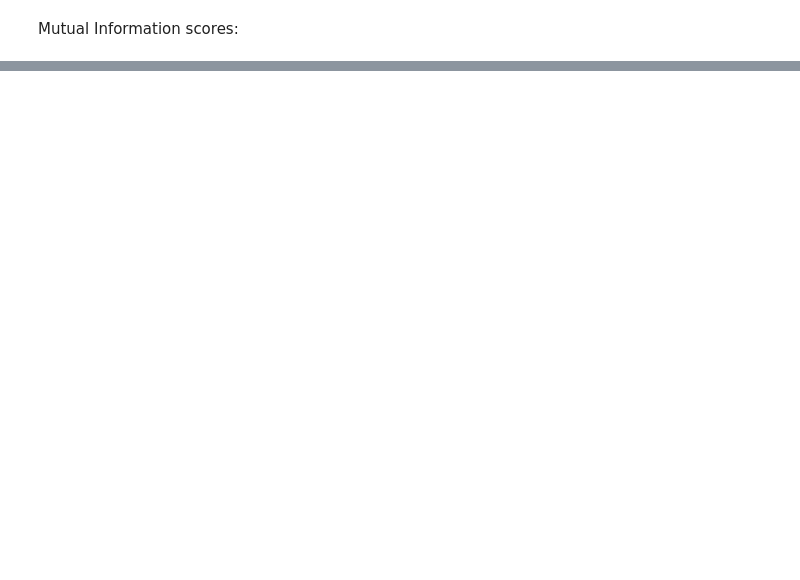
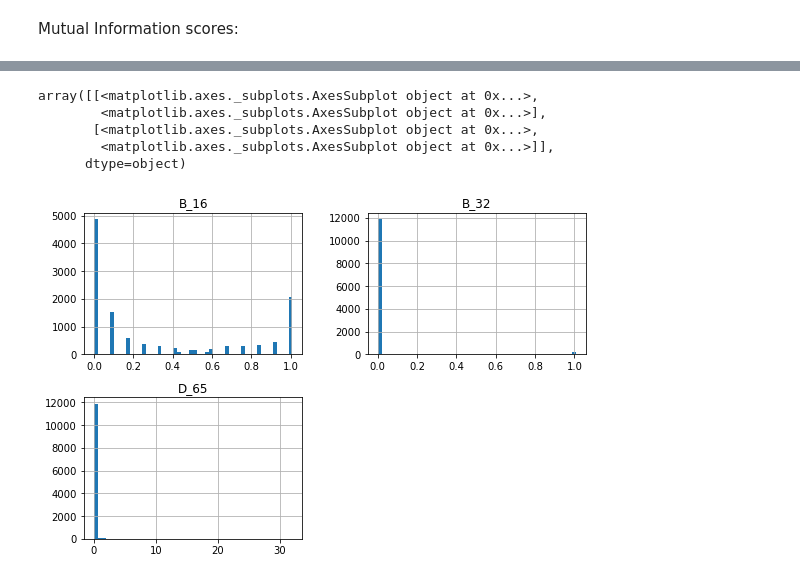
Before and after one commit to echefcy/kaggle, a Jupyter notebook: amex_defaults/ Solution.ipynb, the cells around one changed output, grey strips where cells are left out. Cells and saved outputs as stored; diff of their text form; code cells hidden in the pictures; blank space fills up the shorter version.

Commit message:
Investigate mi scores

```diff
--- a/amex_defaults/ Solution.ipynb
+++ b/amex_defaults/ Solution.ipynb
@@ -95,22 +99,24 @@ def get_y(ids):
 # sample2y = get_y(sample2['customer_ID'])
 # sample2y
 # %%
-# from sklearn.impute import SimpleImputer
-# sample2copy = sample2.copy()
-# sample2copy.index = sample2copy['customer_ID']
-# fitted_imputers = sample2copy.groupby(sample2copy.index).apply(lambda df: SimpleImputer(strategy='most_frequent').fit(df[['D_64', 'D_63']]))
-# fitted_imputers = {fitted_imputers.index[i] : fitted_imputers.iloc[i] for i in range(len(fitted_imputers))}
+"""
+from sklearn.impute import SimpleImputer
+sample2copy = sample2.copy()
+sample2copy.index = sample2copy['customer_ID']
+fitted_imputers = sample2copy.groupby(sample2copy.index).apply(lambda df: SimpleImputer(strategy='most_frequent').fit(df[['D_64', 'D_63']]))
+fitted_imputers = {fitted_imputers.index[i] : fitted_imputers.iloc[i] for i in range(len(fitted_imputers))}
 
-# transformed = sample2copy.groupby(sample2copy.index).apply(
-#     lambda df: pd.DataFrame(
-#         fitted_imputers[df.index[0]].transform(df[['D_64', 'D_63']]),
-#     ))
-# transformed.reset_index()
-# transformed.index = sample2copy.index
-# pd.DataFrame(transformed)
-# # type(fitted_imputers)
+transformed = sample2copy.groupby(sample2copy.index).apply(
+    lambda df: pd.DataFrame(
+        fitted_imputers[df.index[0]].transform(df[['D_64', 'D_63']]),
+    ))
+transformed.reset_index()
+transformed.index = sample2copy.index
+pd.DataFrame(transformed)
+# type(fitted_imputers)
 
-# # imputer = SimpleImputer(strategy='most_frequent').fit(sample2copy[['D_64']])
-# # transformed_column = imputer.transform(sample2copy[['D_64']])
-# # transformed_column
+# imputer = SimpleImputer(strategy='most_frequent').fit(sample2copy[['D_64']])
+# transformed_column = imputer.transform(sample2copy[['D_64']])
+# transformed_column
+"""
 # %% [output]
@@ -293,0 +318,12 @@ Name: MI Scores, dtype: float64
+# %%
+# B_16, B_32, D_65 have the same MI score?
+# There's also a few columns with no MI
+
+imputed[['B_16', 'B_32', 'D_65']].hist(bins=50, figsize=(9, 6)) # 13 categories?
+# %% [output]
+array([[<matplotlib.axes._subplots.AxesSubplot object at 0x...>,
+        <matplotlib.axes._subplots.AxesSubplot object at 0x...>],
+       [<matplotlib.axes._subplots.AxesSubplot object at 0x...>,
+        <matplotlib.axes._subplots.AxesSubplot object at 0x...>]],
+      dtype=object)
+[figure, added]
```
Also changed, not shown: parts of 8 cells of this notebook.
